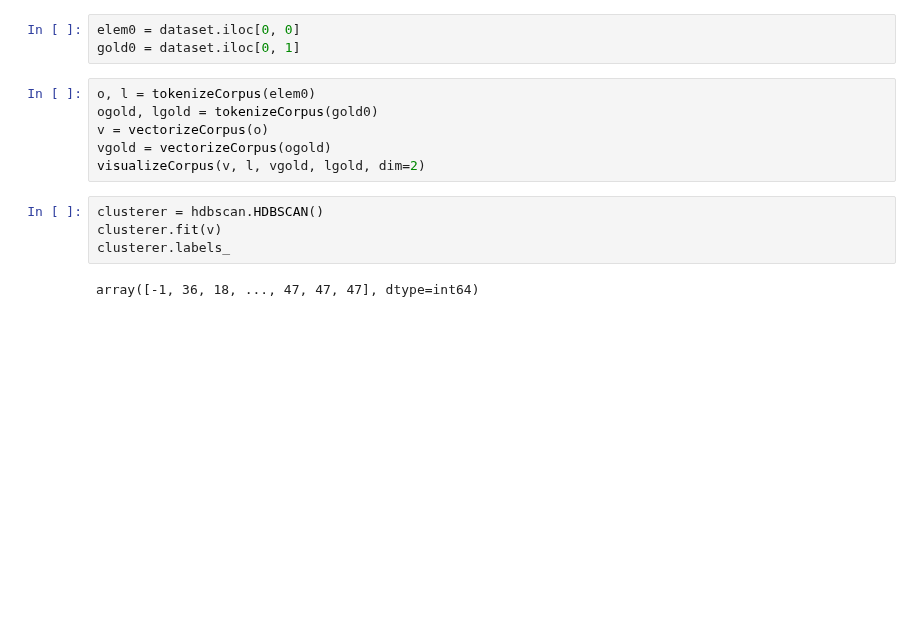
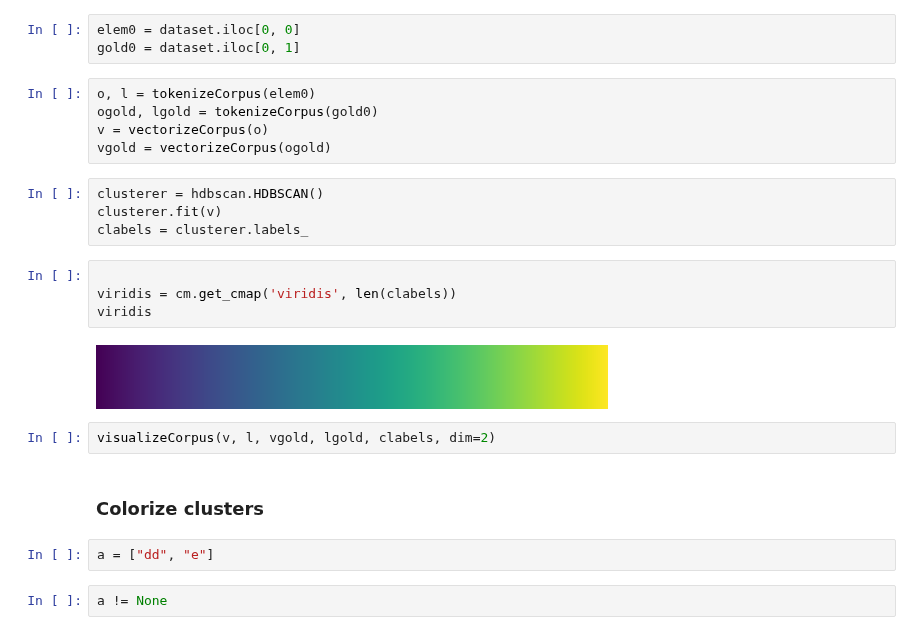
Before and after one commit to MariusAAROS/Supervised-Learning-using-Unsupervised-Learning-Metrics-in-the-absence-of-Annotated-Data, a Jupyter notebook: myLibraries/notebooks/MARScore_2.ipynb, the cells around one changed output. Saved outputs shown, nothing was run; the diff lists cells and outputs as text; blank space fills up the shorter version.

Commit message:
MARScore: Clustering viz in progress

```diff
--- a/myLibraries/notebooks/MARScore_2.ipynb
+++ b/myLibraries/notebooks/MARScore_2.ipynb
@@ -222,10 +227,21 @@ o, l = tokenizeCorpus(elem0)
 ogold, lgold = tokenizeCorpus(gold0)
 v = vectorizeCorpus(o)
 vgold = vectorizeCorpus(ogold)
-visualizeCorpus(v, l, vgold, lgold, dim=2)
 # %%
 clusterer = hdbscan.HDBSCAN()
 clusterer.fit(v)
-clusterer.labels_
+clabels = clusterer.labels_
-# %% [output]
-array([-1, 36, 18, ..., 47, 47, 47], dtype=int64)
+# %%
+
+viridis = cm.get_cmap('viridis', len(clabels))
+viridis
+# %% [output]
+[figure, added]
+# %%
+visualizeCorpus(v, l, vgold, lgold, clabels, dim=2)
+# %% [markdown]
+### Colorize clusters
+# %%
+a = ["dd", "e"]
+# %%
+a != None
```
Also changed, not shown: parts of 1 cell of this notebook, 1 other file.
